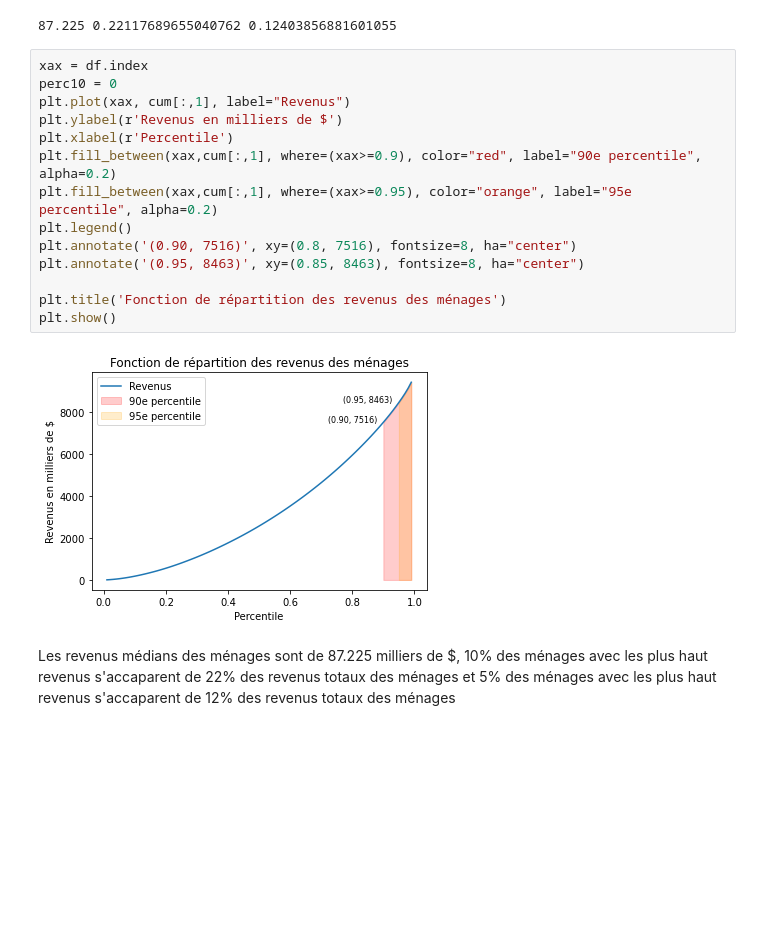
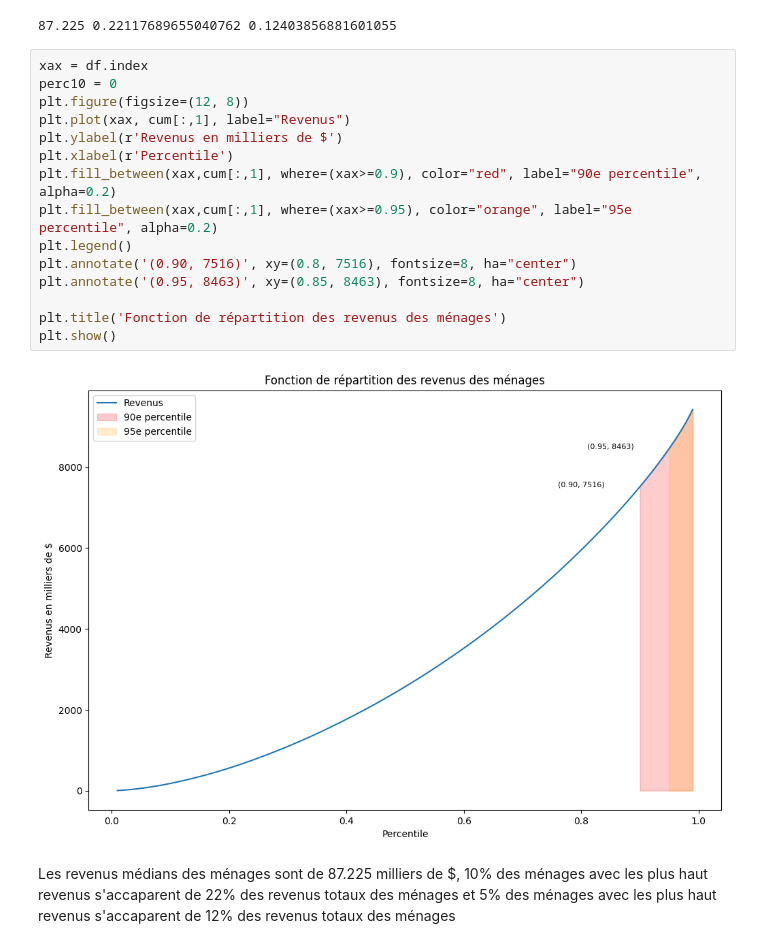
Before and after one commit to felixpoirier1/Devoir2, a Jupyter notebook: devoir.ipynb, the cells around one changed output. Drawn from its saved outputs; the diff is of its cells as text; blank space fills up the shorter version.

```diff
--- a/devoir.ipynb
+++ b/devoir.ipynb
@@ -36,19 +36,20 @@ print(med, top10/sumall, top5/sumall)
 # %%
 xax = df.index
 perc10 = 0
+plt.figure(figsize=(12, 8))
 plt.plot(xax, cum[:,1], label="Revenus")
 plt.ylabel(r'Revenus en milliers de $')
 plt.xlabel(r'Percentile')
 plt.fill_between(xax,cum[:,1], where=(xax>=0.9), color="red", label="90e percentile", alpha=0.2)
 plt.fill_between(xax,cum[:,1], where=(xax>=0.95), color="orange", label="95e percentile", alpha=0.2)
 plt.legend()
 plt.annotate('(0.90, 7516)', xy=(0.8, 7516), fontsize=8, ha="center")
 plt.annotate('(0.95, 8463)', xy=(0.85, 8463), fontsize=8, ha="center")
 
 plt.title('Fonction de répartition des revenus des ménages')
 plt.show()
 # %% [output]
-[figure, old version]
+[figure, new version]
 # %% [markdown]
 Les revenus médians des ménages sont de 87.225 milliers de $, 10% des ménages avec les plus haut revenus s'accaparent de 22% des revenus totaux des ménages et 5% des ménages avec les plus haut revenus s'accaparent de 12% des revenus totaux des ménages
 # %% [markdown]
```
Also changed, not shown: parts of 11 cells of this notebook.
